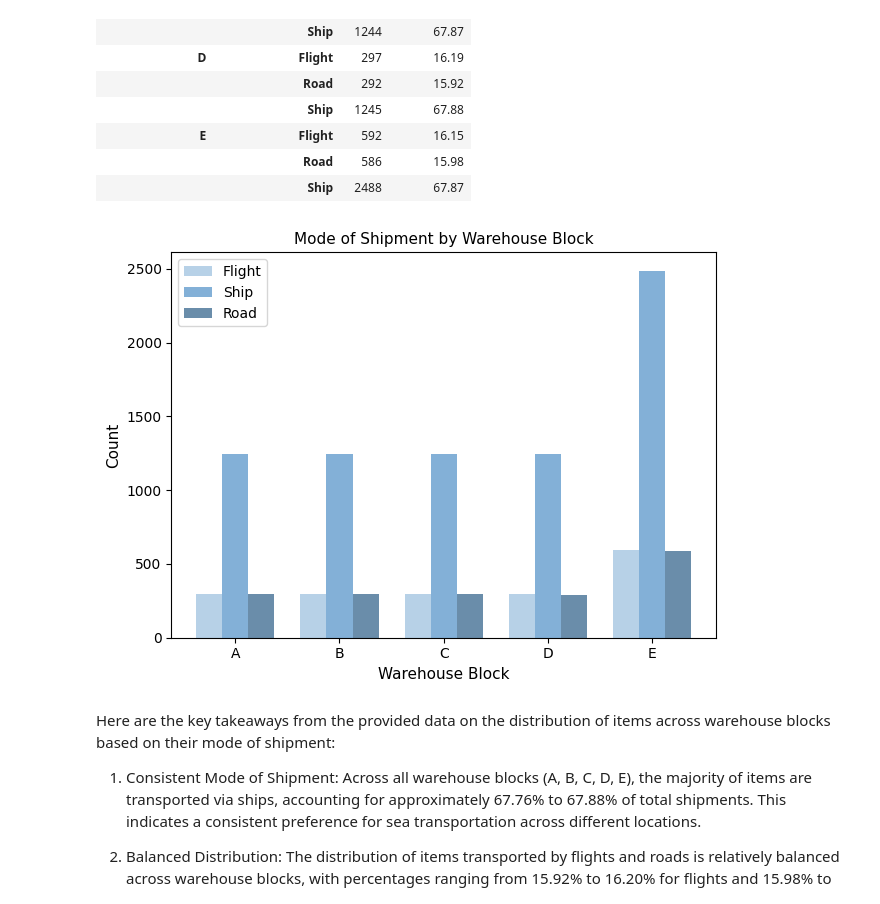
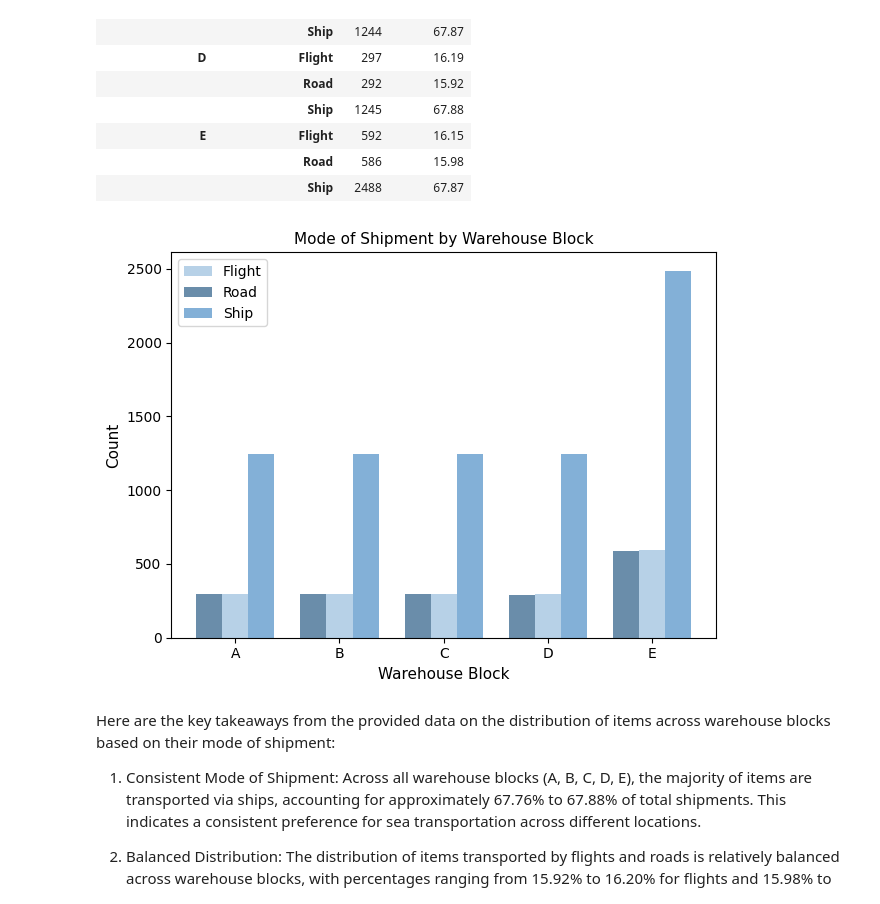
Before and after one commit to mfarik21/Online-Retail-Shipping-EDA, a Jupyter notebook: online-retail-shipping-capstone.ipynb, the cells around one changed output. Cells and saved outputs as stored; diff of their text form; code cells hidden in the pictures.

```diff
--- a/online-retail-shipping-capstone.ipynb
+++ b/online-retail-shipping-capstone.ipynb
@@ -279,7 +279,7 @@ df.rename(
 df.rename(columns={'Discount_offered': 'discount_percentage'}, inplace=True)
 
 # 3. Set labels for Reach On Time to "Yes/No"
-df['reached_on_time'] = df['reached_on_time'].replace({1: 'Yes', 0: 'No'})
+df['reached_on_time'] = df['reached_on_time'].replace({1: 'No', 0: 'Yes'})
 
 # 4. Renaming Warehouse Block F to E to match data dictionary
 df['warehouse_block'] = df['warehouse_block'].replace('F', 'E')
@@ -837,26 +837,26 @@ pd.DataFrame({'count': result_counts, 'percentage': percentage})
 |  | Ship | 2488 | 67.87 |
 # %%
 flight = df[df['mode_of_shipment'] == 'Flight'].groupby('warehouse_block').size()
+road = df[df['mode_of_shipment'] == 'Road'].groupby('warehouse_block').size()
 ship = df[df['mode_of_shipment'] == 'Ship'].groupby('warehouse_block').size()
-road = df[df['mode_of_shipment'] == 'Road'].groupby('warehouse_block').size()
 
-df_tmp = pd.DataFrame(data={'Flight': flight, 'Ship': ship, 'Road': road})
+df_tmp = pd.DataFrame(data={'Flight': flight, 'Road': road, 'Ship': ship})
 
 bar_width = 0.25
 index = np.arange(len(df_tmp.index))
 
-plt.bar(index - bar_width, df_tmp['Flight'], bar_width, color='#99bede', label='Flight', alpha=0.7)
-plt.bar(index, df_tmp['Ship'], bar_width, color='#4f8fc6', label='Ship', alpha=0.7)
-plt.bar(index + bar_width, df_tmp['Road'], bar_width, color='#2b5d87', label='Road', alpha=0.7)
+plt.bar(index, df_tmp['Flight'], bar_width, color='#99bede', label='Flight', alpha=0.7)
+plt.bar(index - bar_width, df_tmp['Road'], bar_width, color='#2b5d87', label='Road', alpha=0.7)
+plt.bar(index + bar_width, df_tmp['Ship'], bar_width, color='#4f8fc6', label='Ship', alpha=0.7)
 plt.xlabel('Warehouse Block', fontsize=11)
 plt.ylabel('Count', fontsize=11)
 plt.title('Mode of Shipment by Warehouse Block', fontsize=11)
 plt.legend()
 plt.xticks(index, df_tmp.index)
 plt.tight_layout()
 plt.show()
 # %% [output]
-[figure, old version]
+[figure, new version]
 # %% [markdown]
 Here are the key takeaways from the provided data on the distribution of items across warehouse blocks based on their mode of shipment:
 
```
Also changed, not shown: parts of 5 cells of this notebook, 2 other files.
